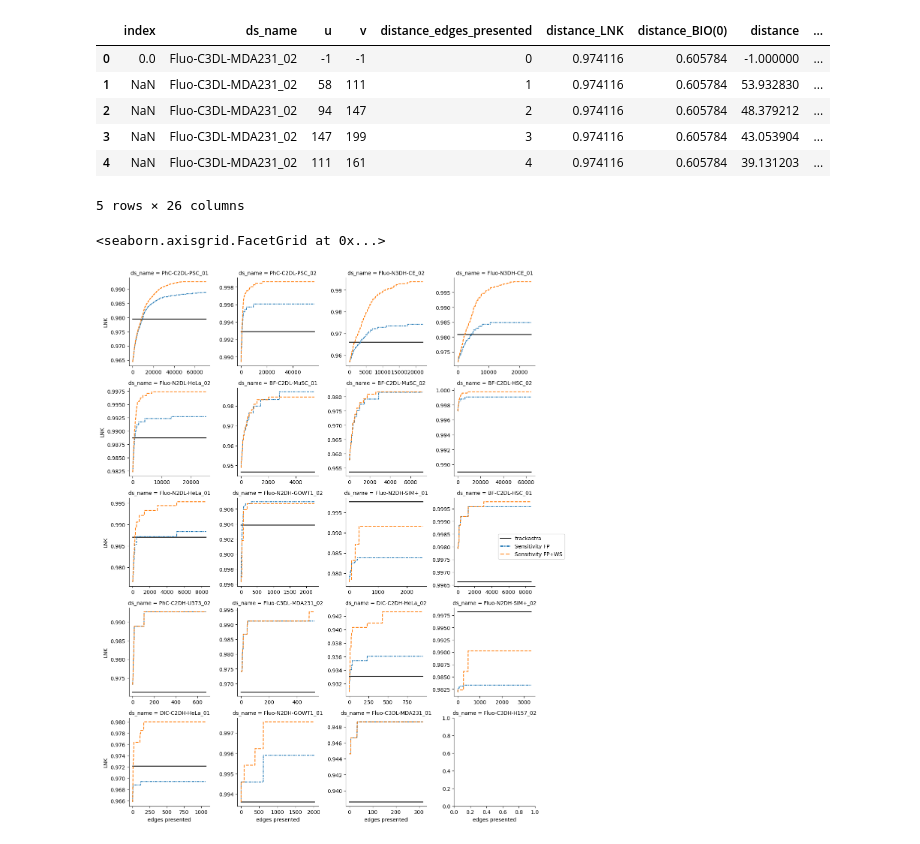
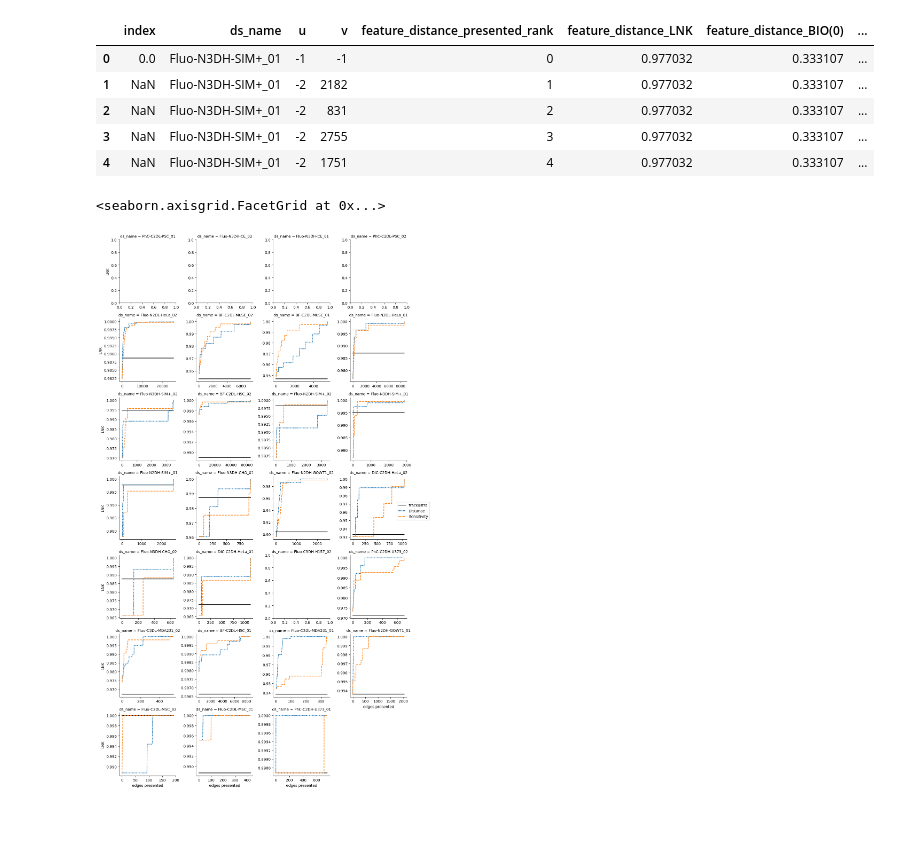
Before and after one commit to DragaDoncila/isbi25, a Jupyter notebook: plot_figures.ipynb, the cells around one changed output. Cells and saved outputs as stored; diff of their text form; code cells hidden in the pictures.

Commit message:
Add tra and det to metrics, fix FN predecessors of FP edges

```diff
--- a/plot_figures.ipynb
+++ b/plot_figures.ipynb
@@ -2,8 +2,8 @@
 import os
 import pandas as pd
 
-root_pth = '/home/ddon0001/PhD/experiments/error_sampling_iter/'
-all_ds_path = '/home/ddon0001/PhD/experiments/scaled/no_merges_all/solution_edges_datasets_with_FP.csv'
+root_pth = '/home/ddon0001/PhD/experiments/error_sampling_ws_fa_fe/'
+all_ds_path = '/home/ddon0001/PhD/experiments/scaled/no_merges_all/solution_edges_datasets_with_FP_WS_FA_FE.csv'
 all_ds = pd.read_csv(all_ds_path)[['ds_name', 'solution_incorrect']]
 ds_names = all_ds['ds_name'].unique()
 plot_order = all_ds[all_ds.solution_incorrect].ds_name.value_counts().index
@@ -48,25 +59,23 @@ from glob import glob
 
 all_csv_pths = glob('**/*.csv', root_dir=root_pth, recursive=True)
 all_dist_dfs = []
-all_area_dfs = []
-all_rank_dfs = []
 all_sens_dfs = []
 for csv in all_csv_pths:
     ft_name = get_ft_name(csv)
-    needed_cols = ['ds_name', 'u', 'v', 'LNK', 'BIO(0)', ft_name]
+    needed_cols = ['ds_name', 'u', 'v', 'LNK', 'BIO(0)', ft_name, 'presented_rank']
     pth = os.path.join(root_pth, csv)
     df = pd.read_csv(pth)[needed_cols]
-    df[f'edges_presented'] = df.index.values + 1
     ds_name = df['ds_name'].values[0]
     ds_og_metrics = original_metrics[original_metrics['dataset'] == ds_name]
     trackastra_ds_metrics = trackastra_metrics[trackastra_metrics['dataset'] == ds_name]
+    df['presented_rank'] +=1
     df = pd.concat([
         pd.DataFrame({
             'index': 0,
             'ds_name': ds_name,
             'u': -1,
             'v': -1,
-            'edges_presented': 0,
+            'presented_rank': 0,
             'LNK': ds_og_metrics['LNK'].values[0],
             'BIO(0)':ds_og_metrics['BIO(0)'].values[0],
             ft_name: -1
@@ -77,7 +86,7 @@ for csv in all_csv_pths:
         columns={
             'LNK': f'{ft_name}_LNK',
             'BIO(0)': f'{ft_name}_BIO(0)',
-            'edges_presented': f'{ft_name}_edges_presented'
+            'presented_rank': f'{ft_name}_presented_rank'
             },
         inplace=True
     )
@@ -85,10 +94,6 @@ for csv in all_csv_pths:
     df['trackastra_BIO(0)'] = trackastra_ds_metrics['BIO(0)'].values[0]
     if 'dist' in ft_name:
         all_dist_dfs.append(df)
-    elif 'area' in ft_name:
-        all_area_dfs.append(df)
-    elif 'rank' in ft_name:
-        all_rank_dfs.append(df)
     elif 'sens' in ft_name:
         all_sens_dfs.append(df)
 # %%
@@ -199,47 +142,38 @@ all_ws_sens_df = pd.concat(all_ws_sensitivity_dfs)
 # %%
 all_df = all_dist_df
-for df in [all_sens_df, all_ws_dist_df, all_ws_sens_df, all_resolve_dist_df, all_resolve_sens_df]:
+for df in [all_sens_df]:
     cols_to_use = df.columns.difference(all_df.columns)
     all_df = pd.merge(all_df, df)
 all_df.head()
 # %% [output]
-|  | index | ds_name | u | v | distance_edges_presented | distance_LNK | distance_BIO(0) | distance | ... |
-| 0 | 0.0 | Fluo-C3DL-MDA231_02 | -1 | -1 | 0 | 0.974116 | 0.605784 | -1.000000 | ... |
-| 1 | NaN | Fluo-C3DL-MDA231_02 | 58 | 111 | 1 | 0.974116 | 0.605784 | 53.932830 | ... |
-| 2 | NaN | Fluo-C3DL-MDA231_02 | 94 | 147 | 2 | 0.974116 | 0.605784 | 48.379212 | ... |
-| 3 | NaN | Fluo-C3DL-MDA231_02 | 147 | 199 | 3 | 0.974116 | 0.605784 | 43.053904 | ... |
-| 4 | NaN | Fluo-C3DL-MDA231_02 | 111 | 161 | 4 | 0.974116 | 0.605784 | 39.131203 | ... |
+|  | index | ds_name | u | v | feature_distance_presented_rank | feature_distance_LNK | feature_distance_BIO(0) | ... |
+| 0 | 0.0 | Fluo-N3DH-SIM+_01 | -1 | -1 | 0 | 0.977032 | 0.333107 | ... |
+| 1 | NaN | Fluo-N3DH-SIM+_01 | -2 | 2182 | 1 | 0.977032 | 0.333107 | ... |
+| 2 | NaN | Fluo-N3DH-SIM+_01 | -2 | 831 | 2 | 0.977032 | 0.333107 | ... |
+| 3 | NaN | Fluo-N3DH-SIM+_01 | -2 | 2755 | 3 | 0.977032 | 0.333107 | ... |
+| 4 | NaN | Fluo-N3DH-SIM+_01 | -2 | 1751 | 4 | 0.977032 | 0.333107 | ... |
-5 rows × 26 columns
 # %%
 from matplotlib.lines import Line2D
 import numpy as np
 import seaborn as sns
 
 grid = sns.FacetGrid(all_df, col='ds_name', col_wrap=4, sharex=False, sharey=False, col_order=plot_order)
-grid.map_dataframe(sns.lineplot, x='distance_edges_presented', y='trackastra_LNK', color='black')
-
-# grid.map_dataframe(sns.lineplot, x='distance_edges_presented', y='distance_LNK', color=sns.color_palette()[0], linestyle=(0, (3, 1, 1, 1)))
-# grid.map_dataframe(sns.lineplot, x='distance_resolve_edges_presented', y='distance_resolve_LNK', color=sns.color_palette()[1], linestyle='--')
-# grid.map_dataframe(sns.lineplot, x='distance_ws_edges_presented', y='distance_ws_LNK', color=sns.color_palette()[1], linestyle='--')
-
-grid.map_dataframe(sns.lineplot, x='sensitivity_diff_edges_presented', y='sensitivity_diff_LNK', color=sns.color_palette()[0], linestyle=(0, (3, 1, 1, 1)))
-# grid.map_dataframe(sns.lineplot, x='sensitivity_diff_resolve_edges_presented', y='sensitivity_diff_resolve_LNK', color=sns.color_palette()[1], linestyle='--')
-grid.map_dataframe(sns.lineplot, x='sensitivity_diff_ws_edges_presented', y='sensitivity_diff_ws_LNK', color=sns.color_palette()[1], linestyle='--')
+grid.map_dataframe(sns.lineplot, x='feature_distance_presented_rank', y='trackastra_LNK', color='black')
+grid.map_dataframe(sns.lineplot, x='feature_distance_presented_rank', y='feature_distance_LNK', color=sns.color_palette()[0], linestyle=(0, (3, 1, 1, 1)))
+grid.map_dataframe(sns.lineplot, x='sensitivity_diff_presented_rank', y='sensitivity_diff_LNK', color=sns.color_palette()[1], linestyle='--')
 
 
 # Create custom legend labels
 custom_lines = [
     Line2D([0], [0], color='black', lw=2),
     Line2D([0], [0], color=sns.color_palette()[0], lw=2, linestyle=(0, (3, 1, 1, 1))),
     Line2D([0], [0], color=sns.color_palette()[1], lw=2, linestyle='--'),
-    # Line2D([0], [0], color=sns.color_palette()[1], lw=2, linestyle='--'),
-    # Line2D([0], [0], color=sns.color_palette()[3], lw=2, linestyle='-.')
 ]
 
 # Add legend to the figure
-grid.figure.legend(custom_lines, ['trackastra', 'Sensitivity FP', 'Sensitivity FP+WS'], loc='center right', bbox_to_anchor=(1.05, 0.5))
+grid.figure.legend(custom_lines, ['trackastra', 'Distance', 'Sensitivity'], loc='center right', bbox_to_anchor=(1.05, 0.5))
 grid.set_xlabels('edges presented')
 grid.set_ylabels('LNK')
 # %% [output]
 <seaborn.axisgrid.FacetGrid at 0x...>
-[figure, old version]
+[figure, new version]
```
Also changed, not shown: parts of 13 cells of this notebook, 2 other files.
